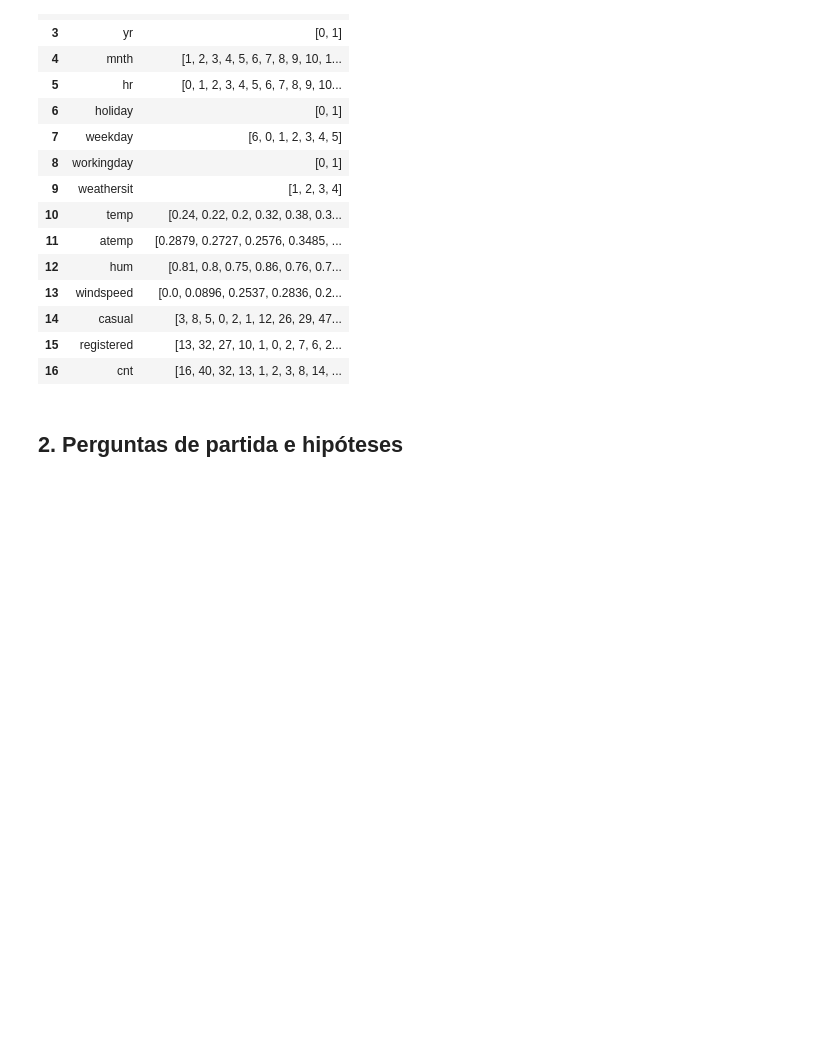
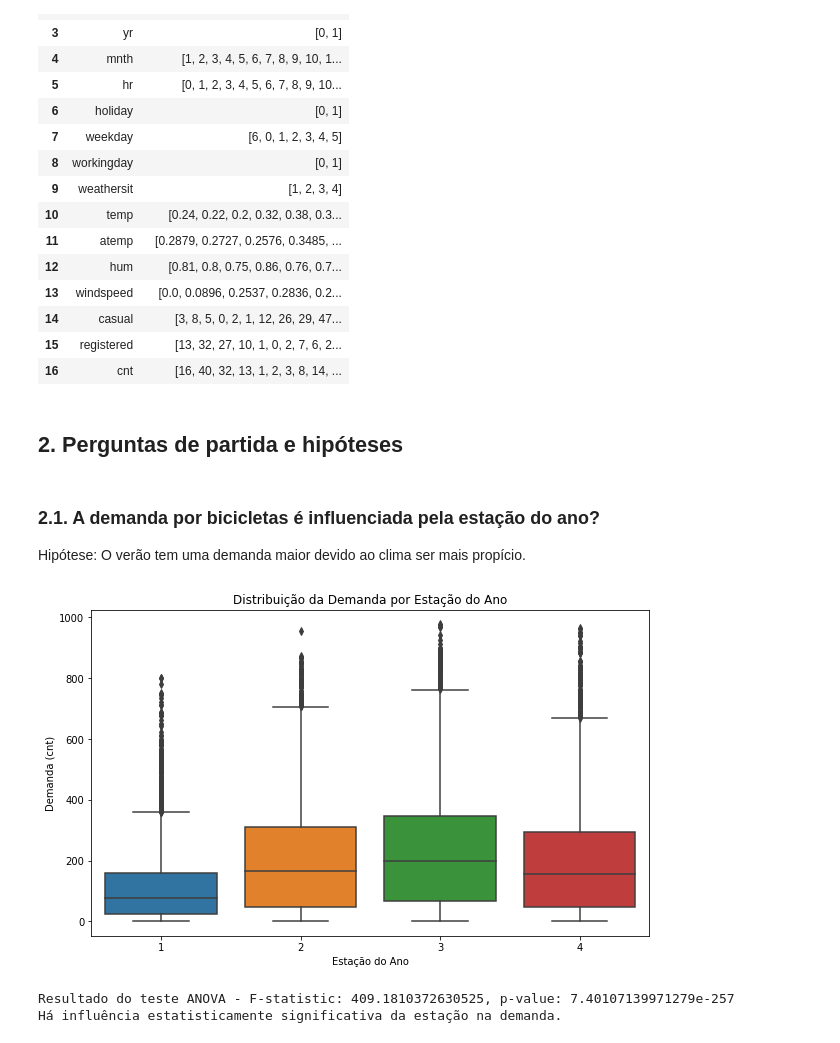
Before and after one commit to denisddv/BikeCD, a Jupyter notebook: notebooks/01-exploratory_data_analysis.ipynb, the cells around one changed output. Cells and saved outputs as stored; diff of their text form; code cells hidden in the pictures; blank space fills up the shorter version.

```diff
--- a/notebooks/01-exploratory_data_analysis.ipynb
+++ b/notebooks/01-exploratory_data_analysis.ipynb
@@ -184,3 +187,41 @@ df_uniques
 | 16 | cnt | [16, 40, 32, 13, 1, 2, 3, 8, 14, ... |
 # %% [markdown]
 ## 2. Perguntas de partida e hipóteses
+# %% [markdown]
+### 2.1. A demanda por bicicletas é influenciada pela estação do ano?
+
+Hipótese: O verão tem uma demanda maior devido ao clima ser mais propício.
+# %%
+# Crie um boxplot para visualizar a distribuição da demanda por estação
+plt.figure(figsize=(10, 6))
+sns.boxplot(x='season', y='cnt', data=df)
+plt.title('Distribuição da Demanda por Estação do Ano')
+plt.xlabel('Estação do Ano')
+plt.ylabel('Demanda (cnt)')
+plt.show()
+
+# Realize um teste estatístico, como ANOVA, para verificar a influência da estação na demanda
+from scipy.stats import f_oneway
+
+# Divida o DataFrame em subconjuntos para cada estação
+spring = df[df['season'] == 1]['cnt']
+summer = df[df['season'] == 2]['cnt']
+fall = df[df['season'] == 3]['cnt']
+winter = df[df['season'] == 4]['cnt']
+
+# Realize o teste ANOVA
+f_statistic, p_value = f_oneway(spring, summer, fall, winter)
+
+# Imprima o resultado do teste
+print(f"Resultado do teste ANOVA - F-statistic: {f_statistic}, p-value: {p_value}")
+
+# Analise o p-value para determinar se há influência estatisticamente significativa da estação na demanda
+alpha = 0.05  # Nível de significância
+if p_value < alpha:
+    print("Há influência estatisticamente significativa da estação na demanda.")
+else:
+    print("Não há influência estatisticamente significativa da estação na demanda.")
+# %% [output]
+[figure, added]
+Resultado do teste ANOVA - F-statistic: 409.1810372630525, p-value: 7.40107139971279e-257
+Há influência estatisticamente significativa da estação na demanda.
```
Also changed, not shown: parts of 49 cells of this notebook, 2 other files.
